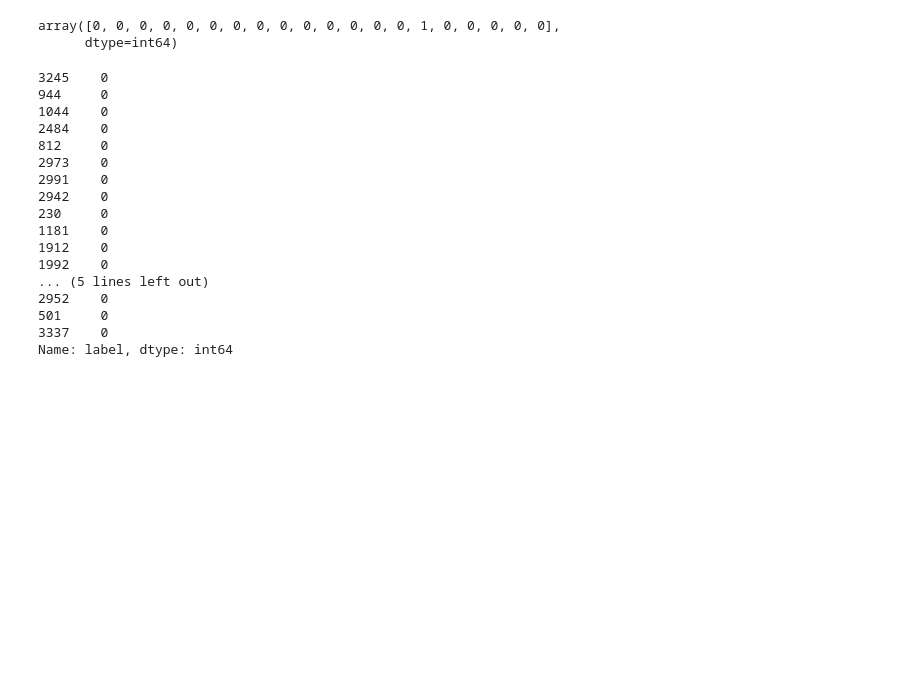
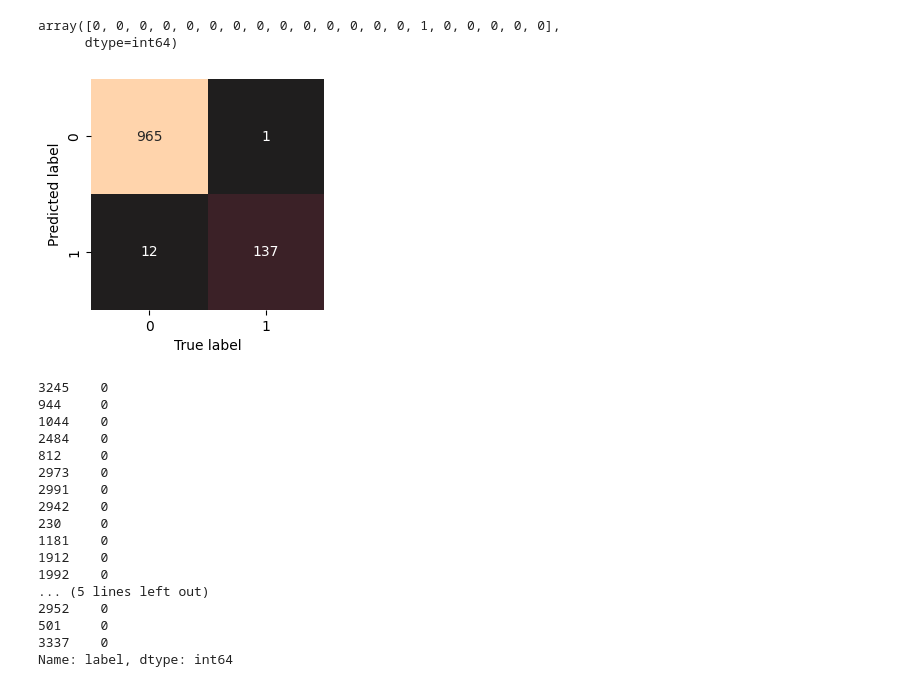
Before and after one commit to ayyesu/sms-spam-detection, a Jupyter notebook: main.ipynb, the cells around one changed output. Saved outputs shown, nothing was run; the diff lists cells and outputs as text; code cells hidden in the pictures; blank space fills up the shorter version.

Commit message:
plotting confusion matrix

```diff
--- a/main.ipynb
+++ b/main.ipynb
@@ -461,6 +461,13 @@ y_pred[:20]
 # %% [output]
 array([0, 0, 0, 0, 0, 0, 0, 0, 0, 0, 0, 0, 0, 0, 1, 0, 0, 0, 0, 0],
       dtype=int64)
+# %%
+# Plotting Confusion matrix for LGBMClassifier
+conf_mat = confusion_matrix(y_test, y_pred)
+
+plot_conf_mat(conf_mat)
+# %% [output]
+[figure, added]
 # %%
 y_test[:20]
 # %% [output]
```
